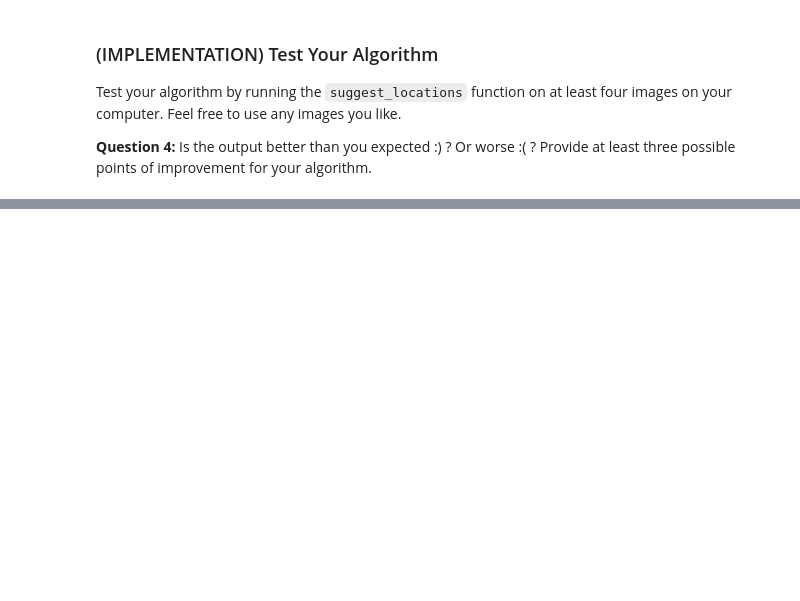
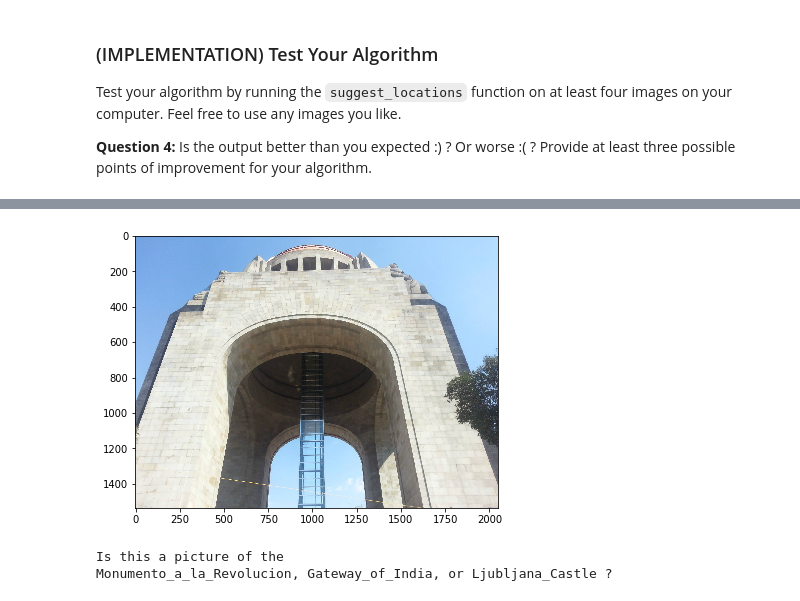
Before and after one commit to gariciodaro/Landmarks-cnn, a Jupyter notebook: landmark_project/landmark.ipynb, the cells around one changed output, grey strips where cells are left out. Cells and saved outputs as stored; diff of their text form; code cells hidden in the pictures; blank space fills up the shorter version.

```diff
--- a/landmark_project/landmark.ipynb
+++ b/landmark_project/landmark.ipynb
@@ -611,0 +850,6 @@ __Answer:__ (Three possible points for improvement)
+# %%
+suggest_locations('images/test_2.jpg')
+# %% [output]
+[figure, added]
+Is this a picture of the
+Monumento_a_la_Revolucion, Gateway_of_India, or Ljubljana_Castle ?
```
Also changed, not shown: parts of 27 cells of this notebook, 1 other file.
